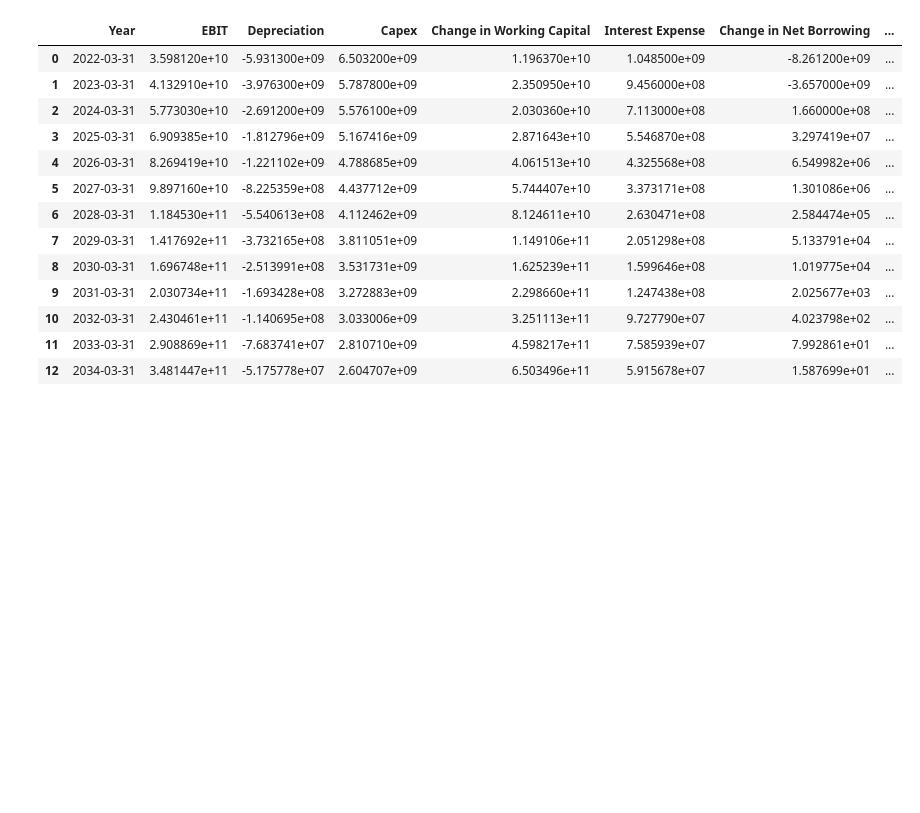
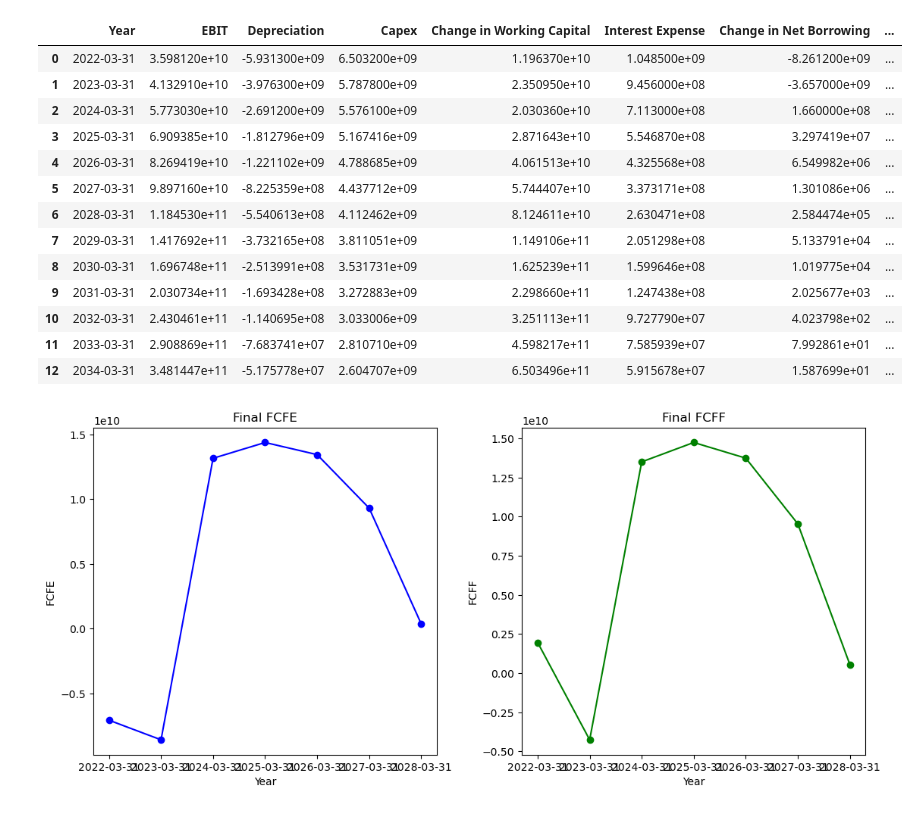
Before and after one commit to Rishi-Bharadwaj/Applied-AI-in-Finance, a Jupyter notebook: Bav/first.ipynb, the cells around one changed output. Cells and saved outputs as stored; diff of their text form; code cells hidden in the pictures; blank space fills up the shorter version.

```diff
--- a/Bav/first.ipynb
+++ b/Bav/first.ipynb
@@ -267,3 +351,24 @@ fcfe_forecast
 | 10 | 2032-03-31 | 2.430461e+11 | -1.140695e+08 | 3.033006e+09 | 3.251113e+11 | 9.727790e+07 | 4.023798e+02 | ... |
 | 11 | 2033-03-31 | 2.908869e+11 | -7.683741e+07 | 2.810710e+09 | 4.598217e+11 | 7.585939e+07 | 7.992861e+01 | ... |
 | 12 | 2034-03-31 | 3.481447e+11 | -5.175778e+07 | 2.604707e+09 | 6.503496e+11 | 5.915678e+07 | 1.587699e+01 | ... |
+# %%
+final_fcfe=fcfe_forecast['FCFE'].to_numpy()[:7]
+final_fcff=fcfe_forecast['FCFF'].to_numpy()[:7]
+import matplotlib.pyplot as plt
+years=fcfe_forecast['Year'][:7]
+fig, axs = plt.subplots(1, 2, figsize=(12, 6))
+fig.tight_layout(pad=5.0)
+
+axs[0].plot(years, final_fcfe, marker='o', color='b')
+axs[0].set_title('Final FCFE')
+axs[0].set_xlabel('Year')
+axs[0].set_ylabel('FCFE')
+
+axs[1].plot(years, final_fcff, marker='o', color='g')
+axs[1].set_title('Final FCFF')
+axs[1].set_xlabel('Year')
+axs[1].set_ylabel('FCFF')
+
+plt.show()
+# %% [output]
+[figure, added]
```
Also changed, not shown: parts of 5 cells of this notebook.
